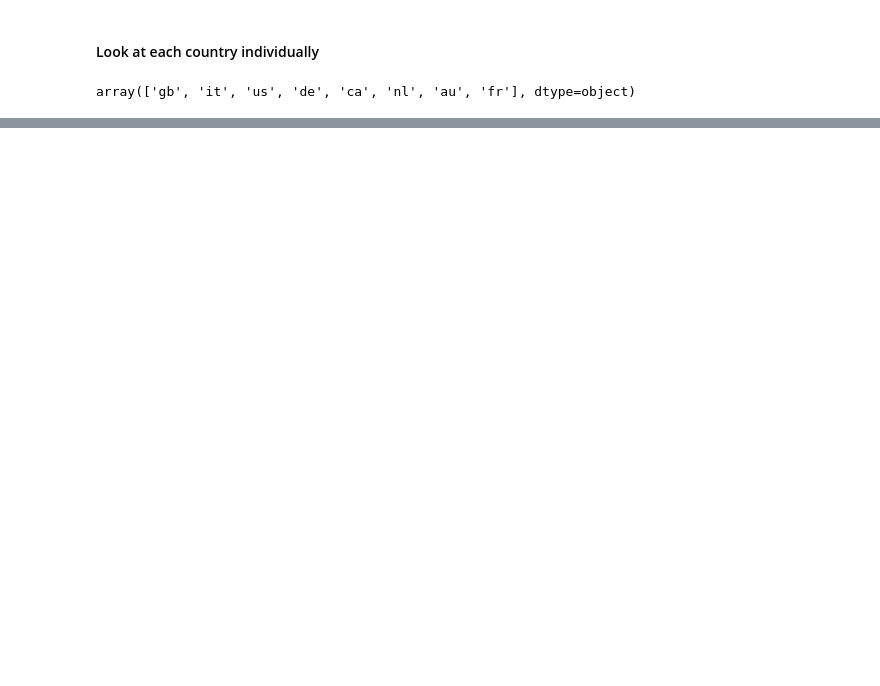
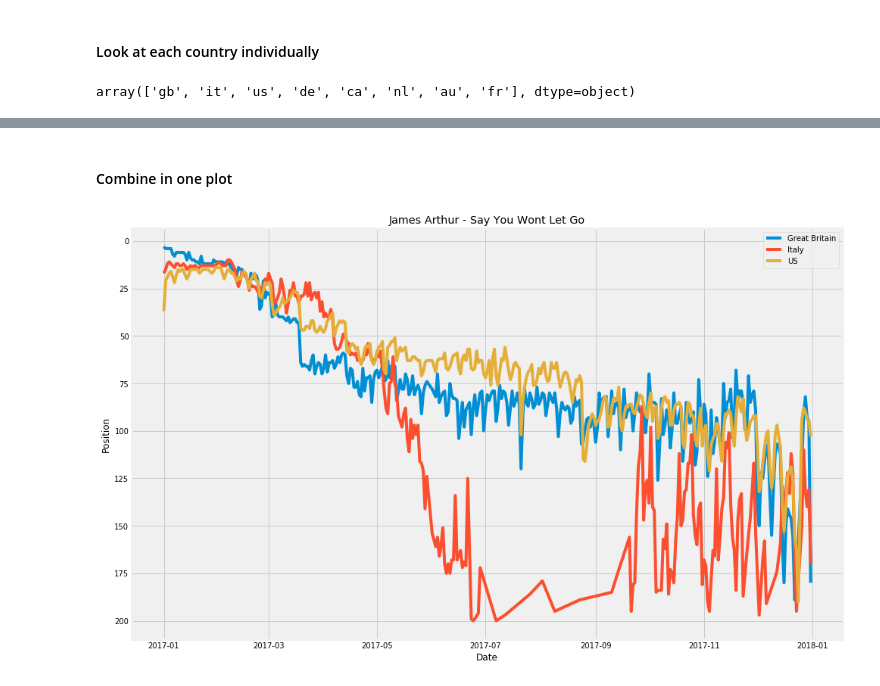
Before and after one commit to yhpf/Capstone-General_Assembly, a Jupyter notebook: 14_break_per_country.ipynb, the cells around one changed output, grey strips where cells are left out. Drawn from its saved outputs; the diff is of its cells as text; code cells hidden in the pictures; blank space fills up the shorter version.

```diff
--- a/14_break_per_country.ipynb
+++ b/14_break_per_country.ipynb
@@ -332,0 +341,2 @@ if song_id in gb_data['ID'] == '5eqK0tbzUPo2SoeZsov04s':
+# %%
+gb_song = pd.concat([gb_position, gb_date], axis=1)
@@ -332,0 +354,11 @@ if song_id in gb_data['ID'] == '5eqK0tbzUPo2SoeZsov04s':
+# %%
+it_data[data['ID'] == '5uCax9HTNlzGybIStD3vDh']
+
+it_position = it_data[data['ID'] == '5uCax9HTNlzGybIStD3vDh']['Position']
+it_date = it_data[data['ID'] == '5uCax9HTNlzGybIStD3vDh']['Date']
+
+it_song = pd.concat([it_position, it_date], axis=1)
+
+it_song = it_song.set_index('Date')
+
+it_song.head(3)
@@ -332,0 +373,11 @@ if song_id in gb_data['ID'] == '5eqK0tbzUPo2SoeZsov04s':
+# %%
+us_data[data['ID'] == '5uCax9HTNlzGybIStD3vDh']
+
+us_position = us_data[data['ID'] == '5uCax9HTNlzGybIStD3vDh']['Position']
+us_date = us_data[data['ID'] == '5uCax9HTNlzGybIStD3vDh']['Date']
+
+us_song = pd.concat([us_position, us_date], axis=1)
+
+us_song = us_song.set_index('Date')
+
+us_song.head(3)
@@ -332,0 +390,17 @@ if song_id in gb_data['ID'] == '5eqK0tbzUPo2SoeZsov04s':
+# %% [markdown]
+#### Combine in one plot
+# %%
+fig, ax = plt.subplots(figsize=(15,10))
+
+ax.plot(gb_song, label='Great Britain')
+ax.plot(it_song, label='Italy')
+ax.plot(us_song, label='US')
+
+plt.gca().invert_yaxis() # invert values on Y-axis
+
+plt.xlabel('Date');
+plt.ylabel('Position');
+plt.title('James Arthur - Say You Wont Let Go');
+plt.legend();
+# %% [output]
+[figure, added]
```
Also changed, not shown: parts of 26 cells of this notebook.
